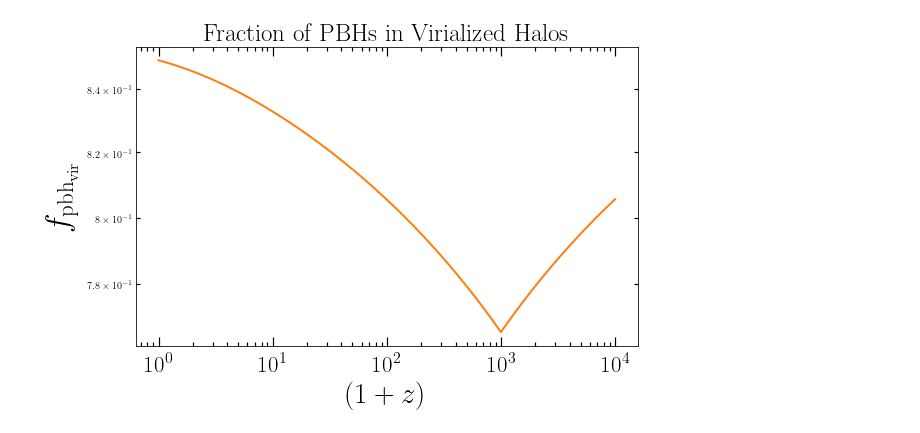
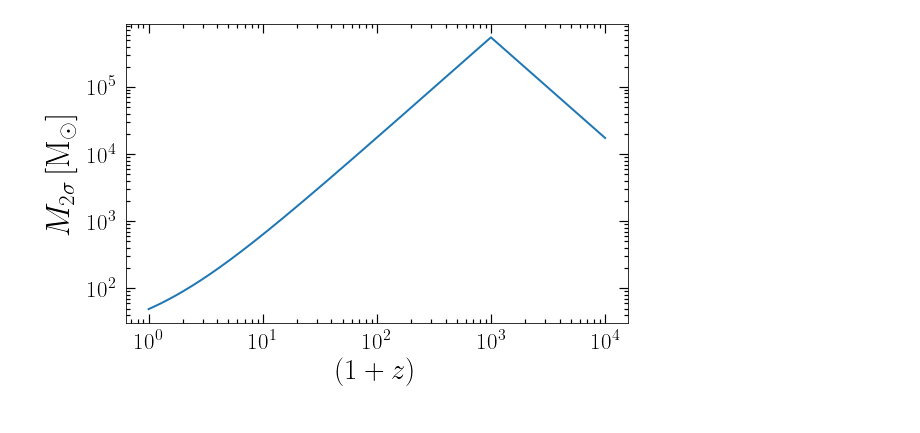
Before and after one commit to pratibhajangra591/project-2, a Jupyter notebook: f_vir.ipynb, the cells around one changed output. Cells and saved outputs as stored; diff of their text form; code cells hidden in the pictures.

```diff
--- a/f_vir.ipynb
+++ b/f_vir.ipynb
@@ -14,46 +14,38 @@ plt.rcParams.update({
 
 # Using v_L = V_NL (v_P)
 
-delta_c = 1.686  # Critical density for collapse, dimensionless
+delta_c =  1.686  # Critical density for collapse, dimensionless
 
 def v_pbh_linear_regime(z): # in units of pc/yr
     return  v_L_Serpico(z)
 
 
 # Function to calculate M_2_sigma as a function of redshift
-def M2_sigma(z):
+def M2_sigma(z): #in units of solar mass
     return 1e8 * ((v_pbh_linear_regime(z)/(17 * 1e3 * (yr/pc)))**3) *(((z+1)/10)**(-3/2)) #8.8e12 * np.exp(-1.8 * (z + 1))
-
-# Function to calculate the fraction of PBHs in virialized halos
-def f_vir(z):
-    def sigma(z):
-        return  10.2 - 0.79 * np.log10(M2_sigma(z))
-    def nu_min(z):
-        return delta_c/sigma(z)
-    return 1 - erf(nu_min(z) / np.sqrt(2))
 
 
 fig,ax = plt.subplots(1, figsize = (9, 5.5))
 plt.rc('lines', linewidth = 2)
 plt.rcParams['font.family'] = 'serif'
 plt.tick_params(axis = 'both', right=True, top=True, which = 'minor', width= 1.2, length = 4, direction = 'in')
 plt.tick_params(axis = 'both', right=True, top=True, which = 'major', width= 1.2, length = 9, direction = 'in')
 
 # Redshift range
 z = np.geomspace(1e4, 1, 10000)
 
 ax.tick_params(axis='x', pad = 9.9)
 ax.tick_params(axis='y', pad = 9.9)
 
 plt.xticks(fontsize = 23)
 plt.yticks(fontsize = 23)
 
 
-plt.loglog(z, f_vir(z), color='C1')
+plt.loglog(z, M2_sigma(z), color='C0')
 plt.xlabel('$(1+z)$',  fontsize = 29)
-plt.ylabel('$f_{\mathrm{pbh}_\mathrm{vir}}$', fontsize = 33, labelpad = 9)
-plt.title('Fraction of PBHs in Virialized Halos', fontsize = 25)
-plt.savefig('f_vir.pdf', bbox_inches = 'tight')
+plt.ylabel(r'$M_{2\sigma}\, [\mathrm{M_{\odot}}]$', fontsize = 33, labelpad = 9)
+#plt.title('Fraction of PBHs in Virialized Halos', fontsize = 25)
+#plt.savefig('f_vir.pdf', bbox_inches = 'tight')
 plt.show()
 # %% [output]
-[figure, old version]
+[figure, new version]
```
Also changed, not shown: parts of 1 cell of this notebook.
